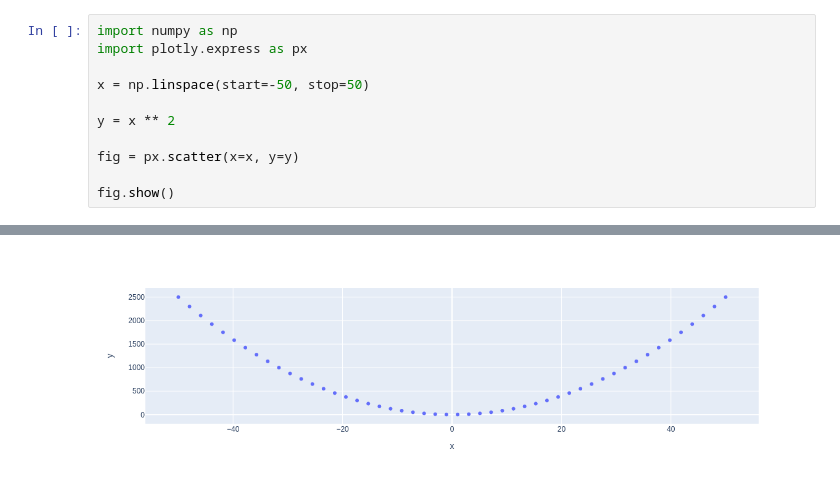
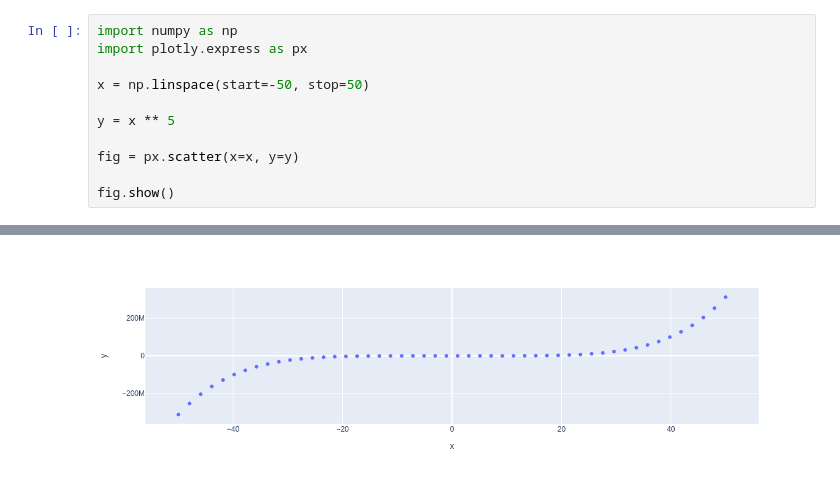
Before and after one commit to dialvare/my-notebooks-repo, a Jupyter notebook: experiment1.ipynb, the cells around one changed output, grey strips where cells are left out. Saved outputs shown, nothing was run; the diff lists cells and outputs as text.

```diff
--- a/experiment1.ipynb
+++ b/experiment1.ipynb
@@ -4,7 +4,7 @@ import plotly.express as px
 
 x = np.linspace(start=-50, stop=50)
 
-y = x ** 2
+y = x ** 5
 
 fig = px.scatter(x=x, y=y)
 
@@ -14 +13 @@ fig.show()
-[figure, old version]
+[figure, new version]
```
Also changed, not shown: parts of 1 cell of this notebook.
